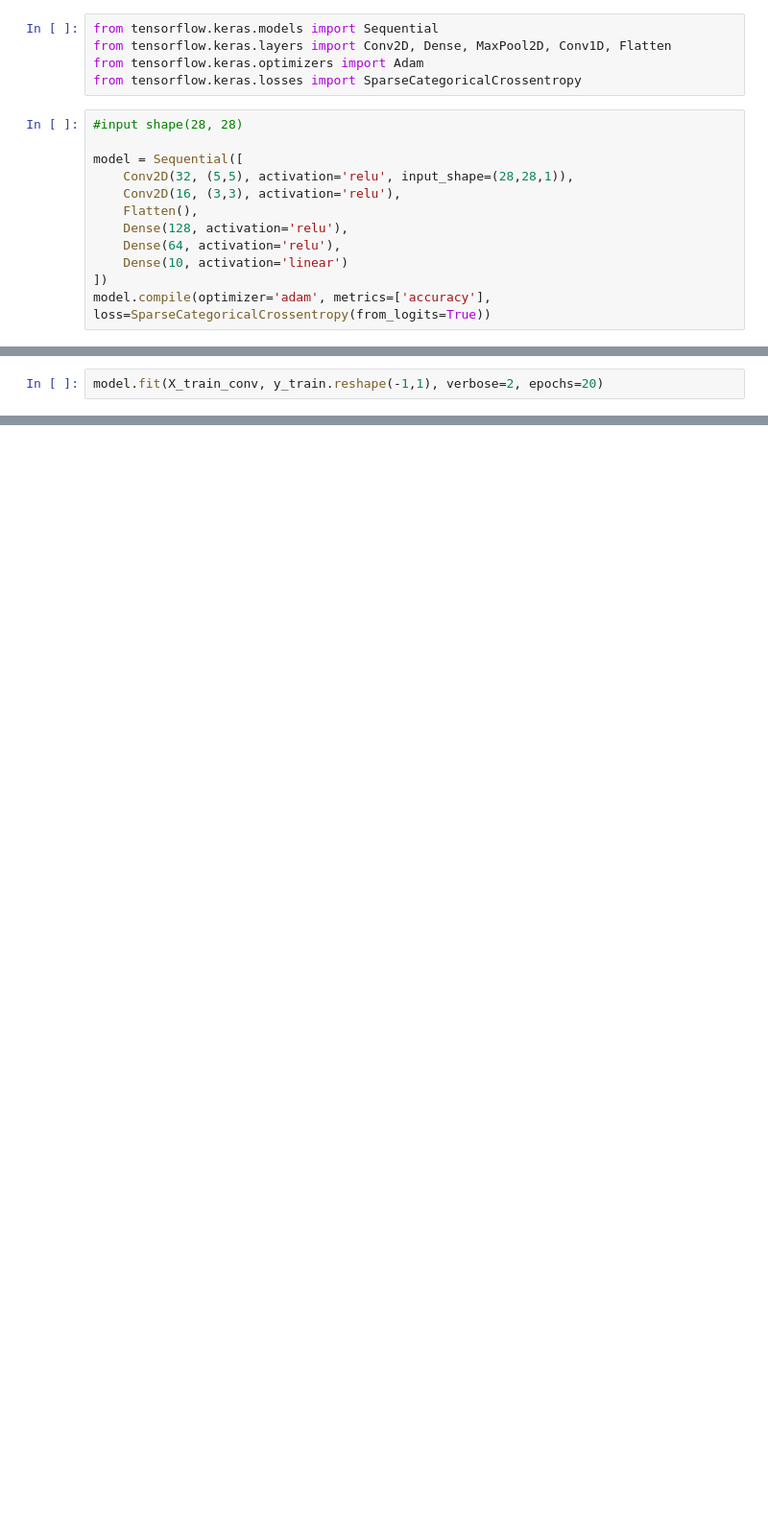
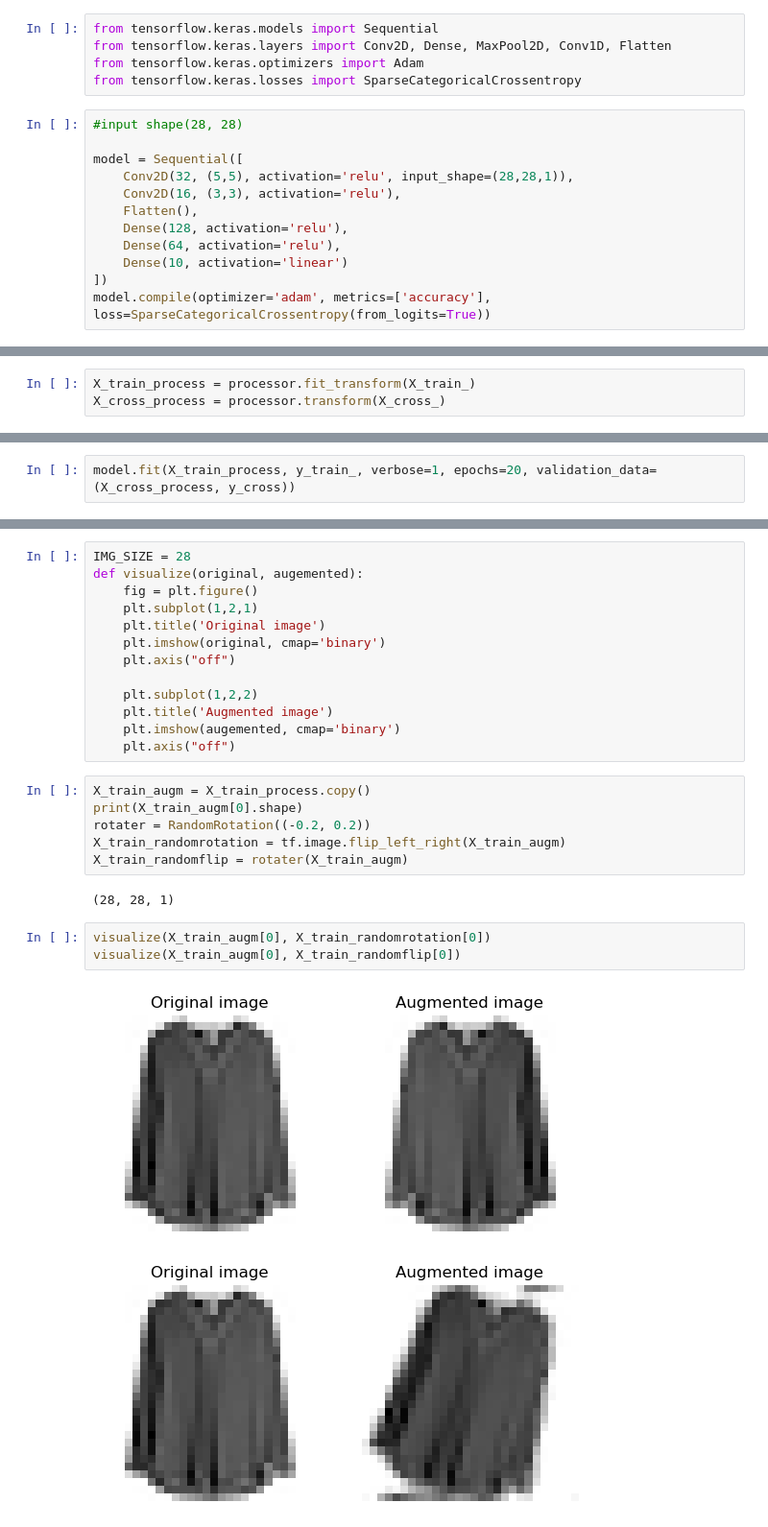
Before and after one commit to Dan3105/FashionMNIST, a Jupyter notebook: fashion_model.ipynb, the cells around one changed output, grey strips where cells are left out. Shown: that part at 96% size. Saved outputs shown, nothing was run; the diff lists cells and outputs as text; blank space fills up the shorter version.

```diff
--- a/fashion_model.ipynb
+++ b/fashion_model.ipynb
@@ -71,0 +123,3 @@ model = tf.keras.saving.load_model('model.pkl')
+# %%
+X_train_process = processor.fit_transform(X_train_)
+X_cross_process = processor.transform(X_cross_)
@@ -72,4 +130,4 @@ model = tf.keras.saving.load_model('model.pkl')
 # %%
-model.fit(X_train_conv, y_train.reshape(-1,1), verbose=2, epochs=20)
+model.fit(X_train_process, y_train_, verbose=1, epochs=20, validation_data=(X_cross_process, y_cross))
 # %% [output]
 Epoch 1/20
@@ -93,0 +201,27 @@ accuracy_score(y_test, np.argmax(y_pred, axis=1))
+# %%
+IMG_SIZE = 28
+def visualize(original, augemented):
+    fig = plt.figure()
+    plt.subplot(1,2,1)
+    plt.title('Original image')
+    plt.imshow(original, cmap='binary')
+    plt.axis("off")
+
+    plt.subplot(1,2,2)
+    plt.title('Augmented image')
+    plt.imshow(augemented, cmap='binary')
+    plt.axis("off")
+# %%
+X_train_augm = X_train_process.copy()
+print(X_train_augm[0].shape)
+rotater = RandomRotation((-0.2, 0.2))
+X_train_randomrotation = tf.image.flip_left_right(X_train_augm)
+X_train_randomflip = rotater(X_train_augm)
+# %% [output]
+(28, 28, 1)
+# %%
+visualize(X_train_augm[0], X_train_randomrotation[0])
+visualize(X_train_augm[0], X_train_randomflip[0])
+# %% [output]
+[figure, added]
+[figure, added]
```
Also changed, not shown: parts of 50 cells of this notebook, 5 other files.
